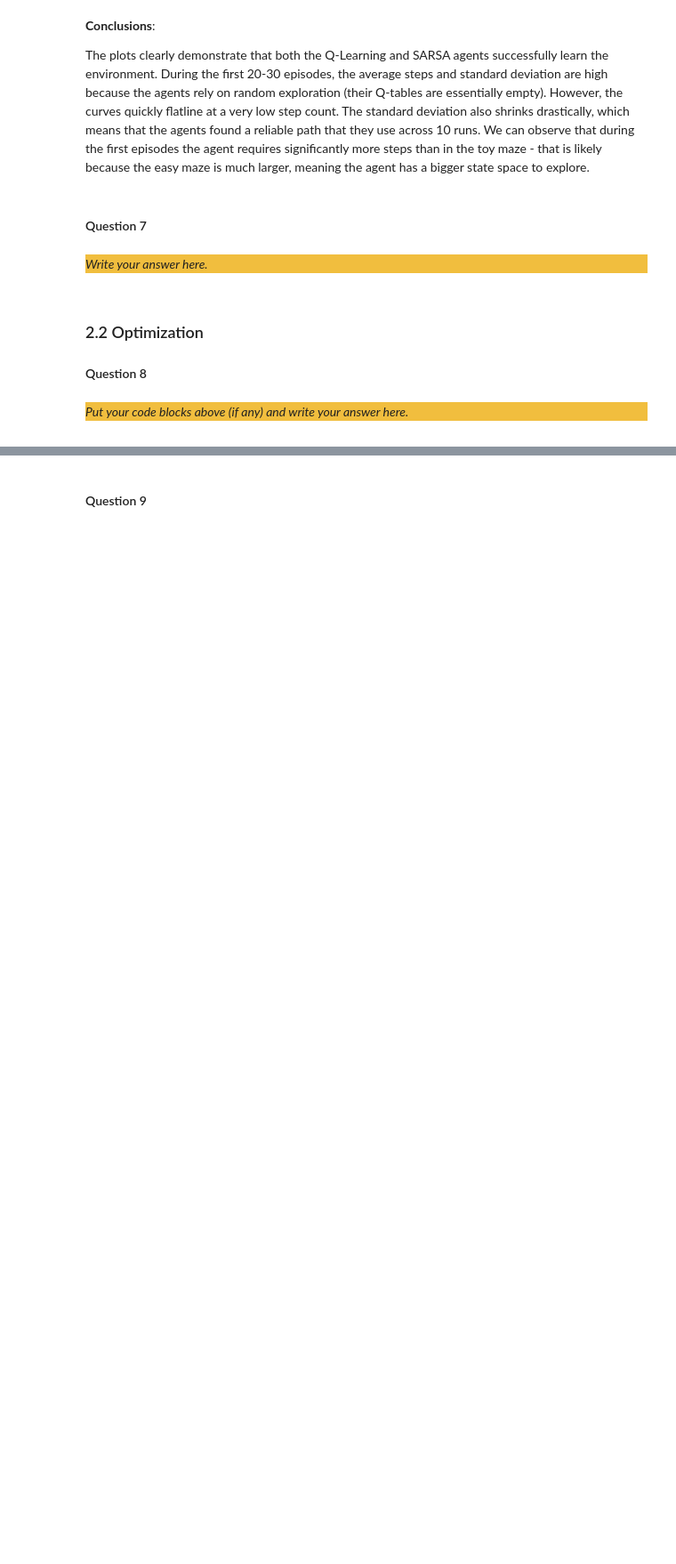
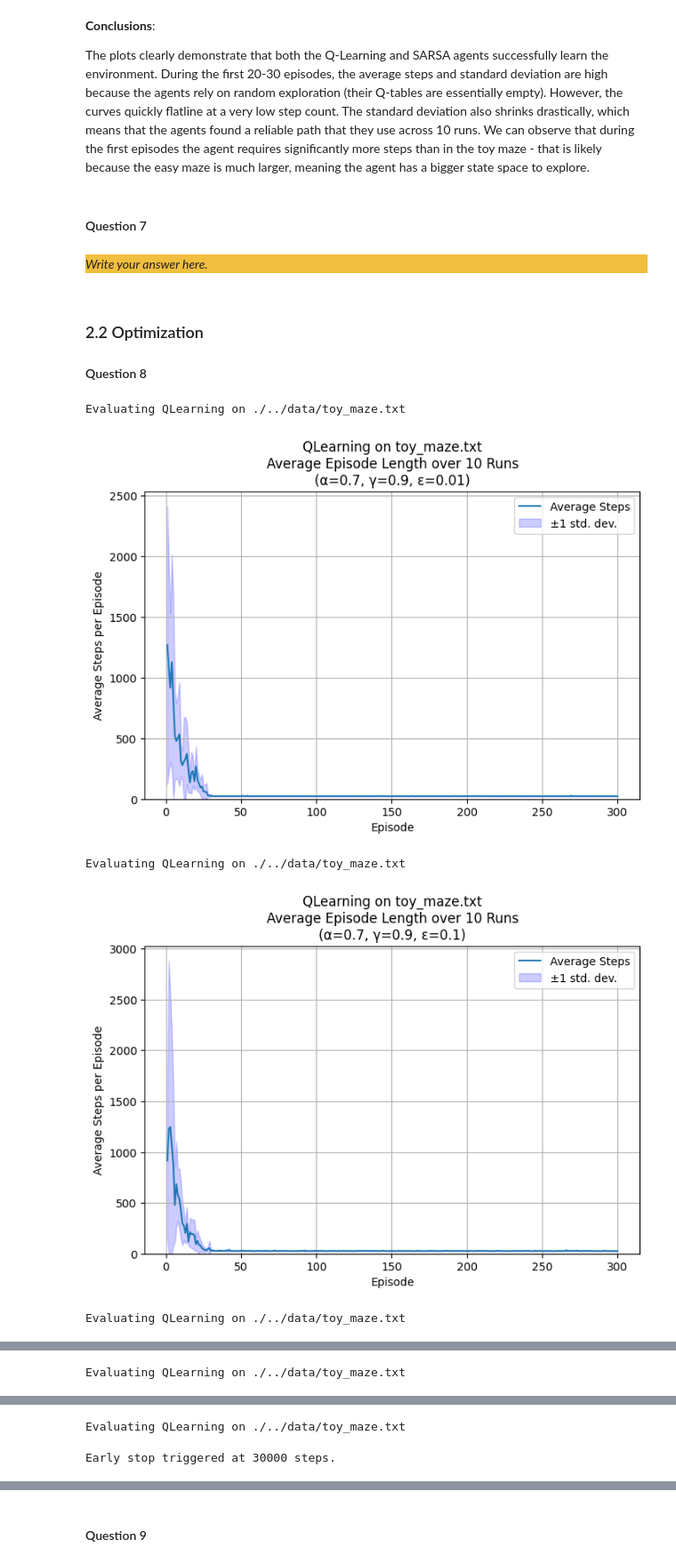
Before and after one commit to luca23bledea/CI_assignment3, a Jupyter notebook: src/Main.ipynb, the cells around one changed output, grey strips where cells are left out. Shown at 89% size. Drawn from its saved outputs; the diff is of its cells as text; code cells hidden in the pictures; blank space fills up the shorter version.

```diff
--- a/src/Main.ipynb
+++ b/src/Main.ipynb
@@ -608,7 +626,18 @@ _Write your answer here._
 # %% [markdown]
 ### 2.2 Optimization
 #### Question 8
-# %% [markdown]
-<div style="background-color:#f1be3e">
-
-_Put your code blocks above (if any) and write your answer here._
+# %%
+epsilons = [0.01, 0.1, 0.3, 0.5, 0.7, 0.9]
+mazes_to_test = ["./../data/toy_maze.txt"]
+algorithms = ["QLearning"]
+params = {"alpha": 0.7, "gamma": 0.9}
+runs = 10
+
+for eps in epsilons:
+    plot_running_average(mazes_to_test, algorithms, params, runs, eps = eps)
+# %% [output]
+Evaluating QLearning on ./../data/toy_maze.txt
+[figure, added]
+Evaluating QLearning on ./../data/toy_maze.txt
+[figure, added]
+Evaluating QLearning on ./../data/toy_maze.txt
@@ -614,0 +645 @@ _Put your code blocks above (if any) and write your answer here._
+Evaluating QLearning on ./../data/toy_maze.txt
@@ -614,0 +647,2 @@ _Put your code blocks above (if any) and write your answer here._
+Evaluating QLearning on ./../data/toy_maze.txt
+Early stop triggered at 30000 steps.
```
Also changed, not shown: parts of 21 cells of this notebook, 1 other file.
